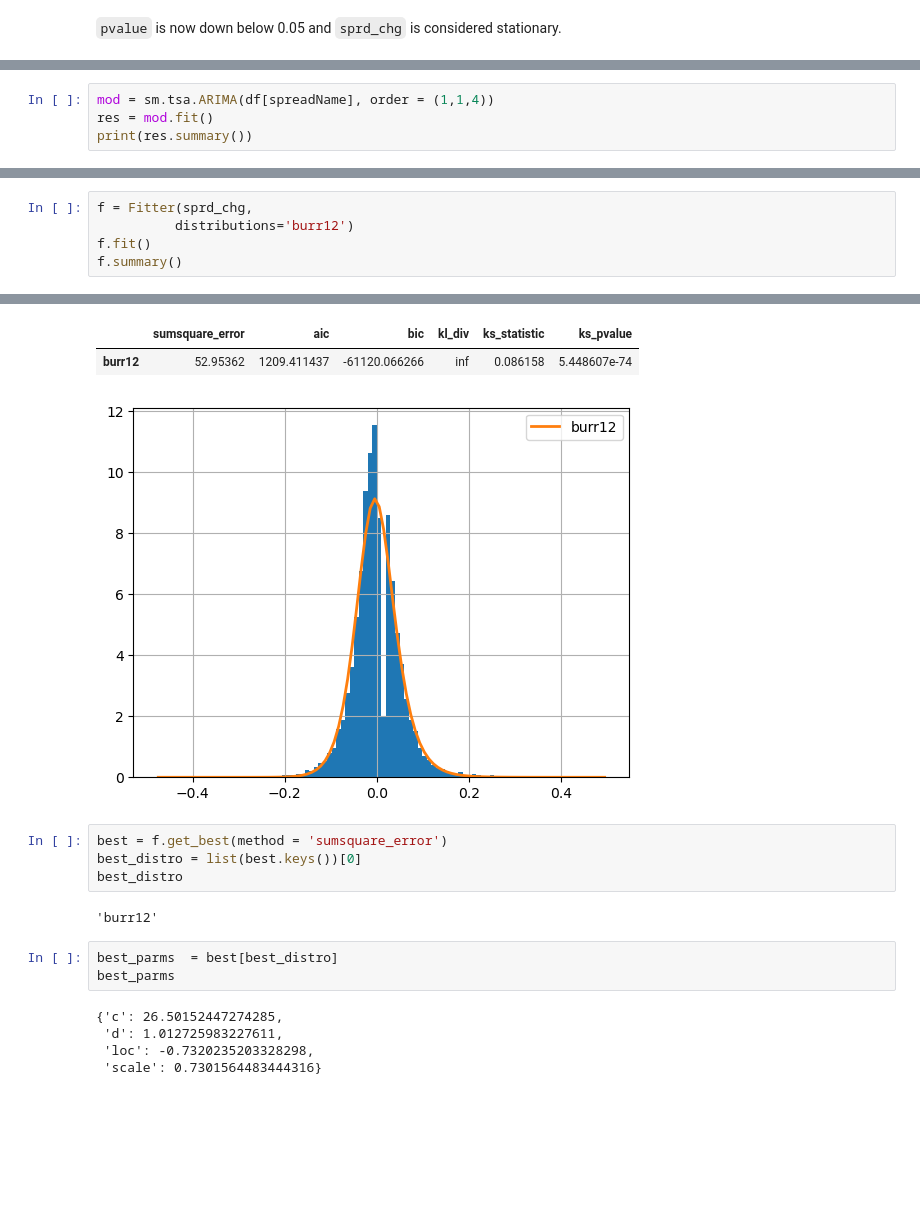
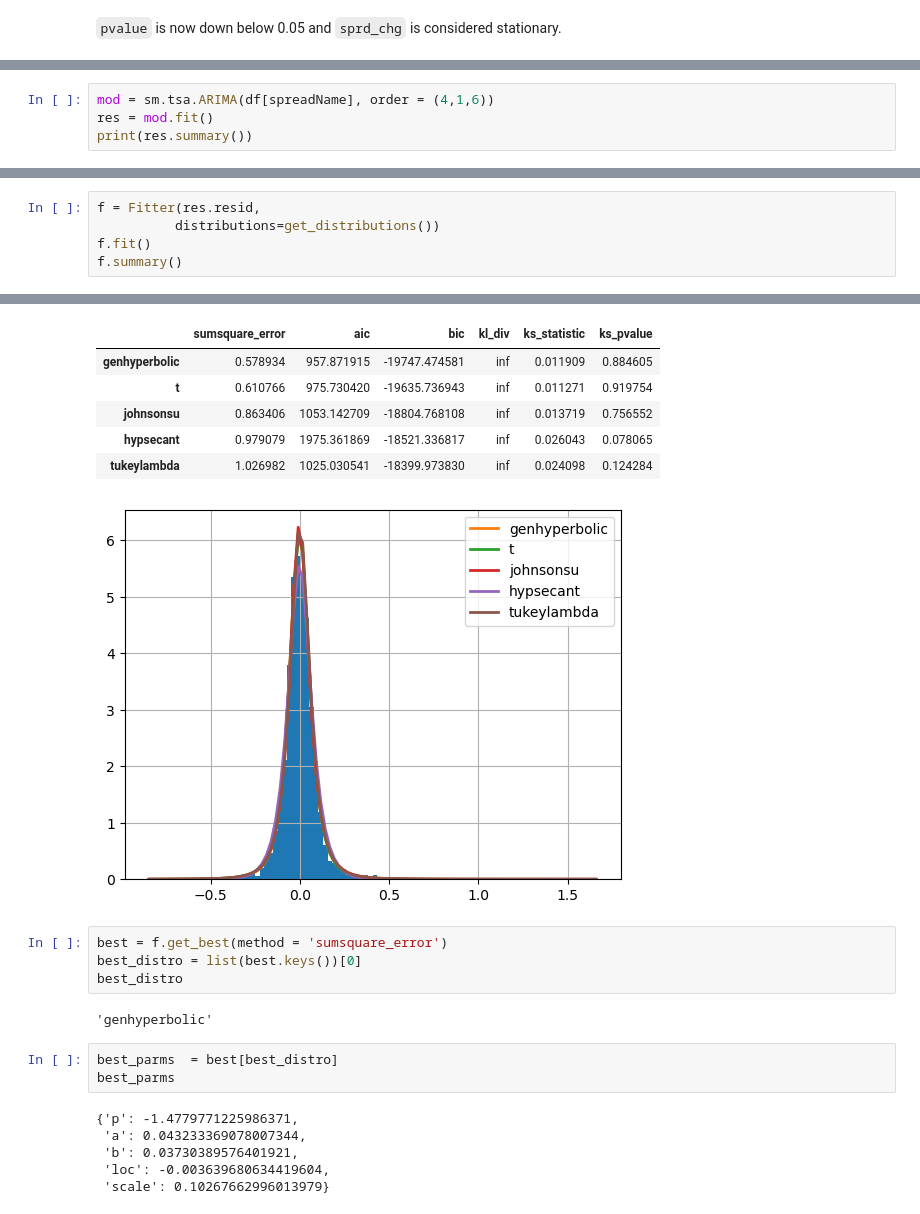
Before and after one commit to ms82494/mikekramer, a Jupyter notebook: spread change distribution.ipynb, the cells around one changed output, grey strips where cells are left out. Drawn from its saved outputs; the diff is of its cells as text; blank space fills up the shorter version.

```diff
--- a/spread change distribution.ipynb
+++ b/spread change distribution.ipynb
@@ -94,5 +94,5 @@ fig2=plot_pacf(sprd_chg, method='ywm')
 # %%
-mod = sm.tsa.ARIMA(df[spreadName], order = (1,1,4))
+mod = sm.tsa.ARIMA(df[spreadName], order = (4,1,6))
 res = mod.fit()
 print(res.summary())
 # %% [output]
@@ -132,7 +148,7 @@ max          0.500000
 Name: spread30_02, dtype: float64
 # %%
-f = Fitter(sprd_chg,
-          distributions='burr12')
+f = Fitter(res.resid,
+          distributions=get_distributions())
 f.fit()
 f.summary()
 # %% [output]
@@ -139,18 +172,23 @@ f.summary()
 |  | sumsquare_error | aic | bic | kl_div | ks_statistic | ks_pvalue |
-| burr12 | 52.95362 | 1209.411437 | -61120.066266 | inf | 0.086158 | 5.448607e-74 |
+| genhyperbolic | 0.578934 | 957.871915 | -19747.474581 | inf | 0.011909 | 0.884605 |
+| t | 0.610766 | 975.730420 | -19635.736943 | inf | 0.011271 | 0.919754 |
+| johnsonsu | 0.863406 | 1053.142709 | -18804.768108 | inf | 0.013719 | 0.756552 |
+| hypsecant | 0.979079 | 1975.361869 | -18521.336817 | inf | 0.026043 | 0.078065 |
+| tukeylambda | 1.026982 | 1025.030541 | -18399.973830 | inf | 0.024098 | 0.124284 |
-[figure, old version]
+[figure, new version]
 # %%
 best = f.get_best(method = 'sumsquare_error')
 best_distro = list(best.keys())[0]
 best_distro
 # %% [output]
-'burr12'
+'genhyperbolic'
 # %%
 best_parms  = best[best_distro]
 best_parms
 # %% [output]
-{'c': 26.50152447274285,
- 'd': 1.012725983227611,
- 'loc': -0.7320235203328298,
- 'scale': 0.7301564483444316}
+{'p': -1.4779771225986371,
+ 'a': 0.043233369078007344,
+ 'b': 0.03730389576401921,
+ 'loc': -0.003639680634419604,
+ 'scale': 0.10267662996013979}
 # %%
```
Also changed, not shown: parts of 13 cells of this notebook, 4 other files.
